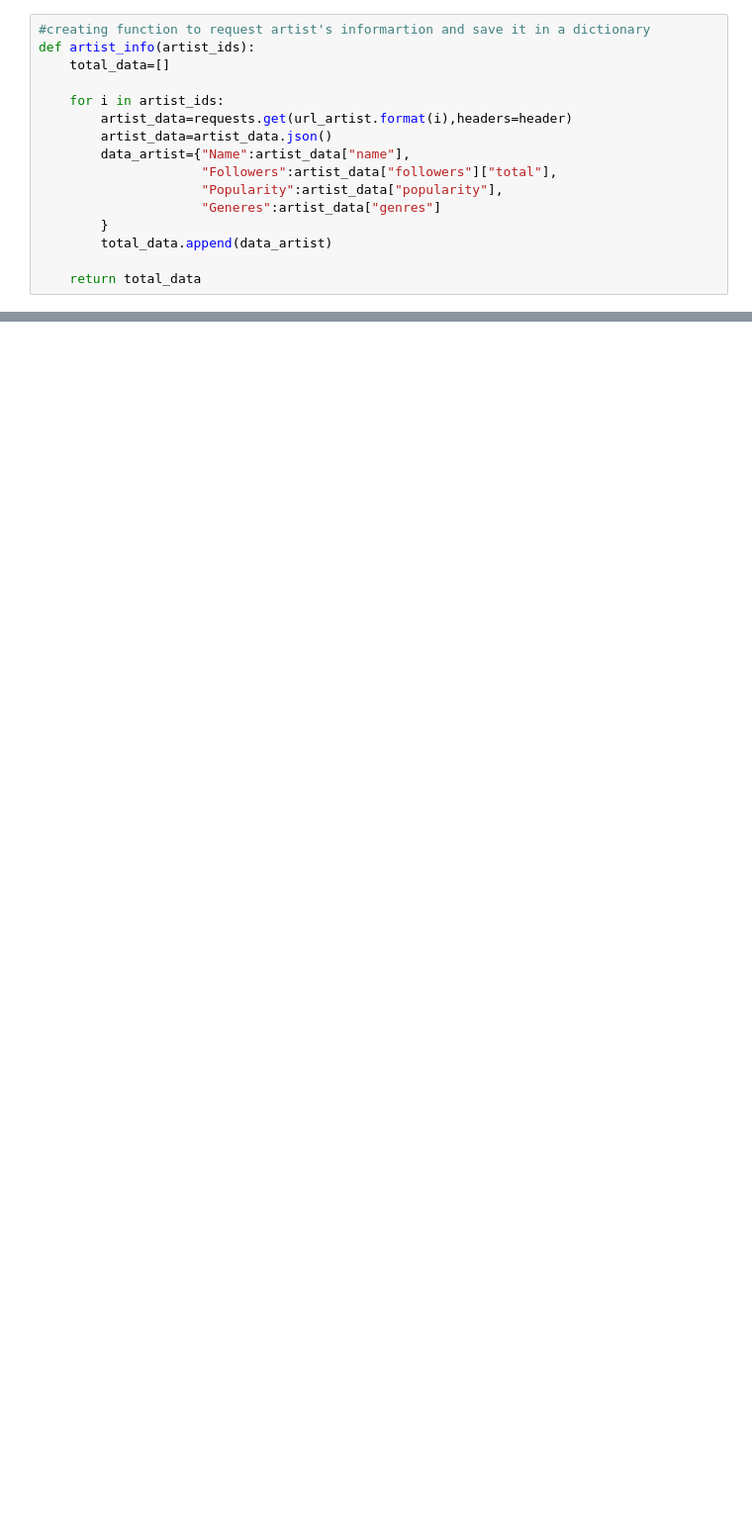
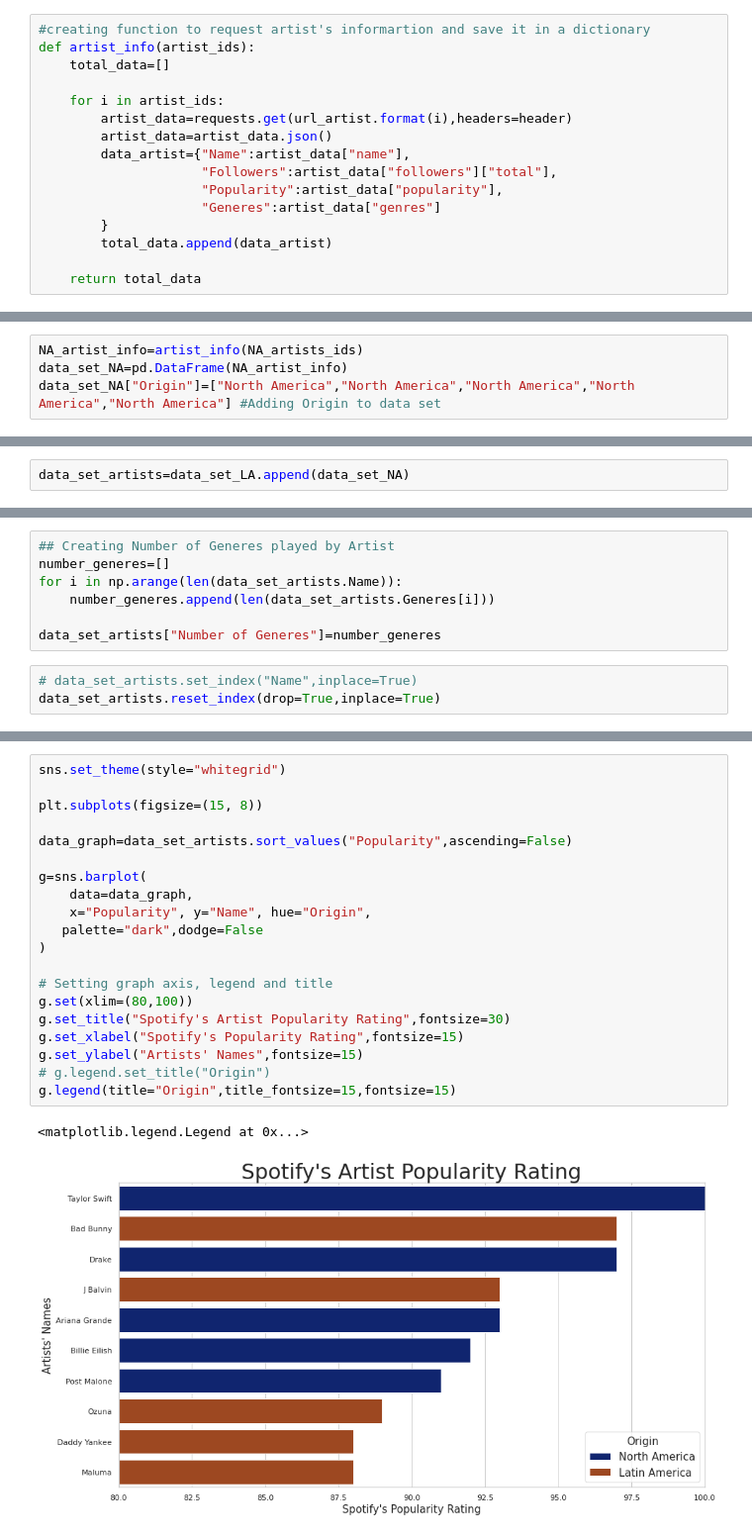
Before and after one commit to jcupa/Spotify_Data_Analysis_Using_API, a Jupyter notebook: spotify_api.ipynb, the cells around one changed output, grey strips where cells are left out. Shown: that part at 99% size. Drawn from its saved outputs; the diff is of its cells as text; blank space fills up the shorter version.

Commit message:
Adding a new column to data set and added more data anaylisis of data set

```diff
--- a/spotify_api.ipynb
+++ b/spotify_api.ipynb
@@ -71,0 +76,4 @@ print(artist_data["items"])
+# %%
+NA_artist_info=artist_info(NA_artists_ids)
+data_set_NA=pd.DataFrame(NA_artist_info)
+data_set_NA["Origin"]=["North America","North America","North America","North America","North America"] #Adding Origin to data set
@@ -71,0 +91,2 @@ print(artist_data["items"])
+# %%
+data_set_artists=data_set_LA.append(data_set_NA)
@@ -71,0 +135,10 @@ print(artist_data["items"])
+# %%
+## Creating Number of Generes played by Artist
+number_generes=[]
+for i in np.arange(len(data_set_artists.Name)):
+    number_generes.append(len(data_set_artists.Generes[i]))
+
+data_set_artists["Number of Generes"]=number_generes
+# %%
+# data_set_artists.set_index("Name",inplace=True)
+data_set_artists.reset_index(drop=True,inplace=True)
@@ -71,0 +161,23 @@ print(artist_data["items"])
+# %%
+sns.set_theme(style="whitegrid")
+
+plt.subplots(figsize=(15, 8))
+
+data_graph=data_set_artists.sort_values("Popularity",ascending=False)
+
+g=sns.barplot(
+    data=data_graph,
+    x="Popularity", y="Name", hue="Origin",
+   palette="dark",dodge=False
+)
+
+# Setting graph axis, legend and title
+g.set(xlim=(80,100))
+g.set_title("Spotify's Artist Popularity Rating",fontsize=30)
+g.set_xlabel("Spotify's Popularity Rating",fontsize=15)
+g.set_ylabel("Artists' Names",fontsize=15)
+# g.legend.set_title("Origin")
+g.legend(title="Origin",title_fontsize=15,fontsize=15)
+# %% [output]
+<matplotlib.legend.Legend at 0x...>
+[figure, added]
```
Also changed, not shown: parts of 29 cells of this notebook.
